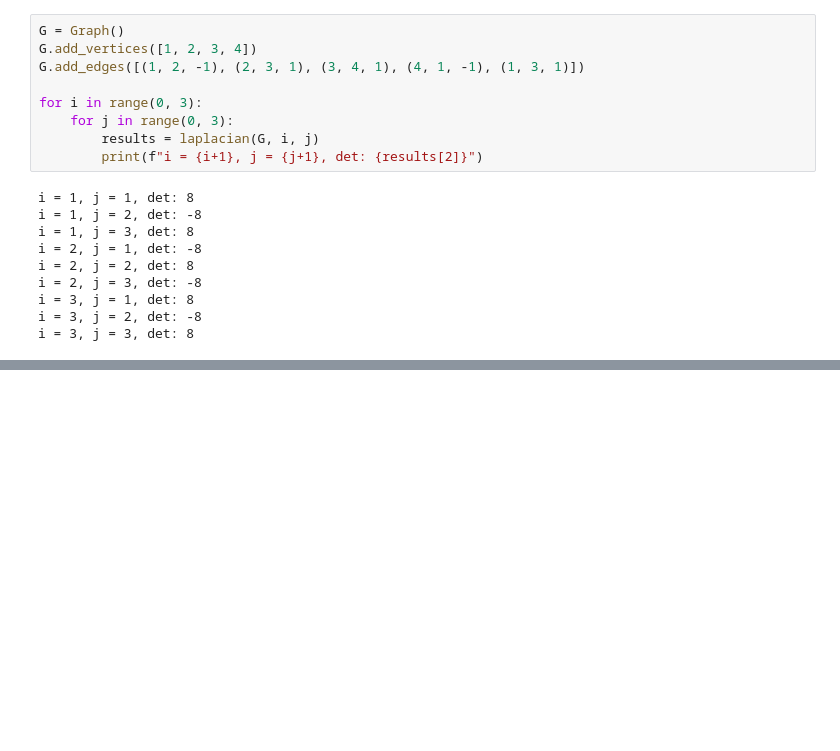
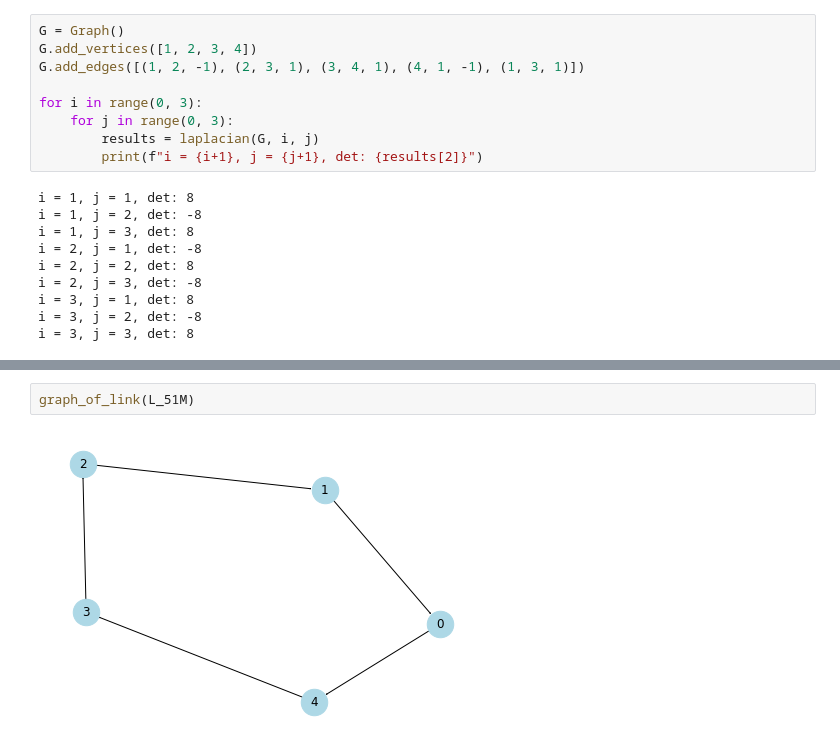
Before and after one commit to sadboyneedcodes/REU2024, a Jupyter notebook: sage_tests.ipynb, the cells around one changed output, grey strips where cells are left out. Drawn from its saved outputs; the diff is of its cells as text; blank space fills up the shorter version.

```diff
--- a/sage_tests.ipynb
+++ b/sage_tests.ipynb
@@ -136,0 +145,4 @@ NameError: name 'snappy' is not defined
+# %%
+graph_of_link(L_51M)
+# %% [output]
+[figure, added]
```
Also changed, not shown: parts of 22 cells of this notebook.
